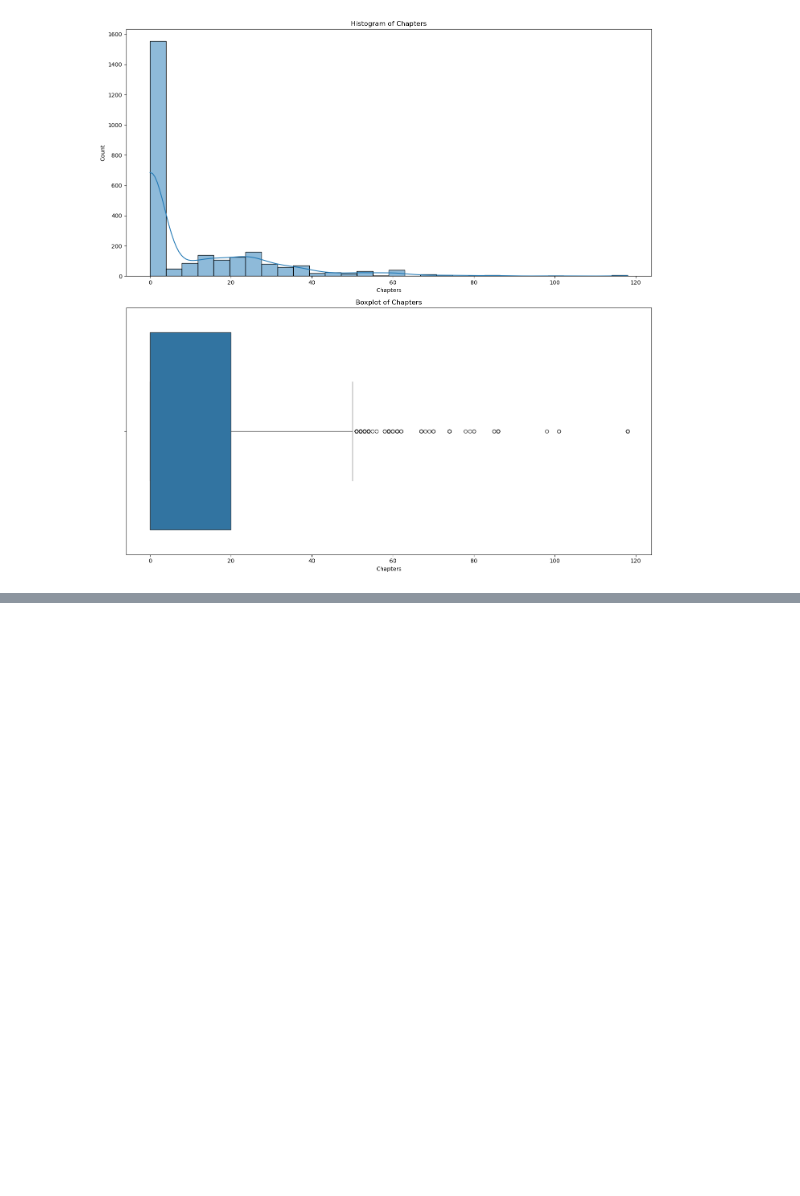
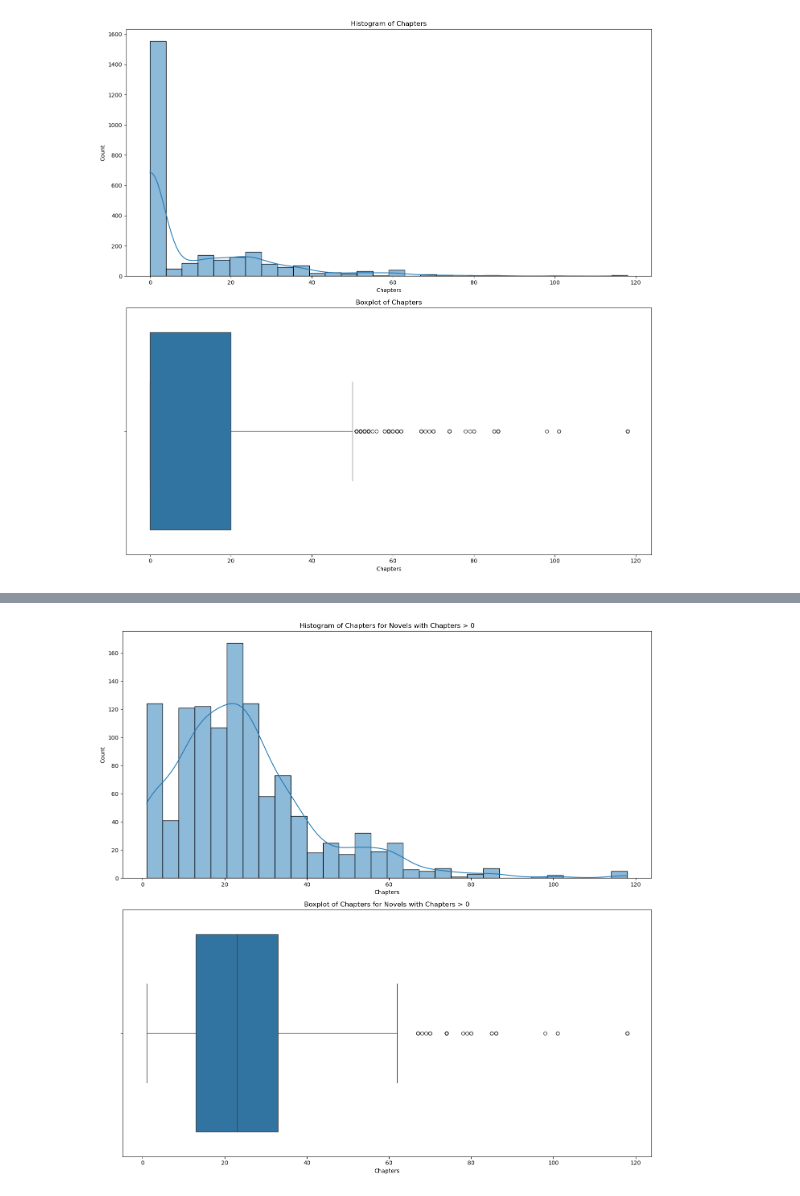
Before and after one commit to CSergiy/StoryDigest, a Jupyter notebook: EDA_Visuals.ipynb, the cells around one changed output, grey strips where cells are left out. Cells and saved outputs as stored; diff of their text form; code cells hidden in the pictures; blank space fills up the shorter version.

```diff
--- a/EDA_Visuals.ipynb
+++ b/EDA_Visuals.ipynb
@@ -266,0 +269,24 @@ visualize_text_length_for_zero_chapters(novel_df)
+# %%
+def visualize_numerical_for_chapters_greater_than_zero(df, column_name):
+    # Filter DataFrame for rows where 'Chapters' is greater than 0
+    chapters_greater_than_zero_df = df[df['Chapters'] > 0]
+
+    fig, ax = plt.subplots(2, 1, figsize=(14, 14))
+
+    # Histogram with Kernel Density Estimate (KDE) for the specified column
+    sns.histplot(chapters_greater_than_zero_df[column_name], bins=30, ax=ax[0], kde=True)
+    ax[0].set_title(f'Histogram of {column_name} for Novels with Chapters > 0')
+    ax[0].xaxis.set_major_formatter(ticker.EngFormatter())
+
+    # Boxplot for the specified column
+    sns.boxplot(x=chapters_greater_than_zero_df[column_name], ax=ax[1])
+    ax[1].set_title(f'Boxplot of {column_name} for Novels with Chapters > 0')
+    ax[1].xaxis.set_major_formatter(ticker.EngFormatter())
+
+    plt.tight_layout()
+    plt.show()
+
+# call
+visualize_numerical_for_chapters_greater_than_zero(novel_df, 'Chapters')
+# %% [output]
+[figure, added]
```
Also changed, not shown: parts of 1 cell of this notebook.
